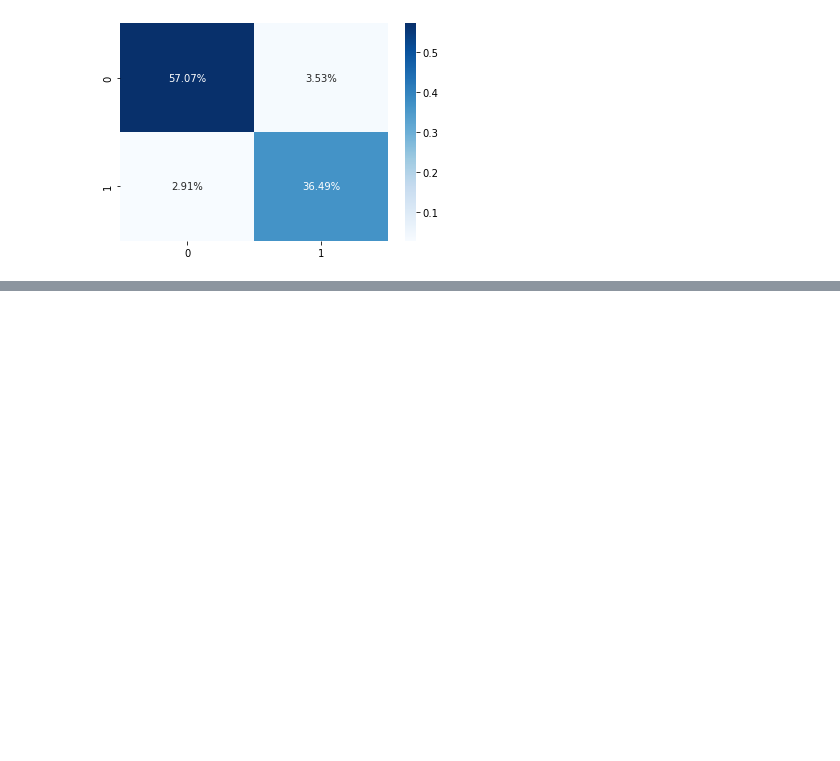
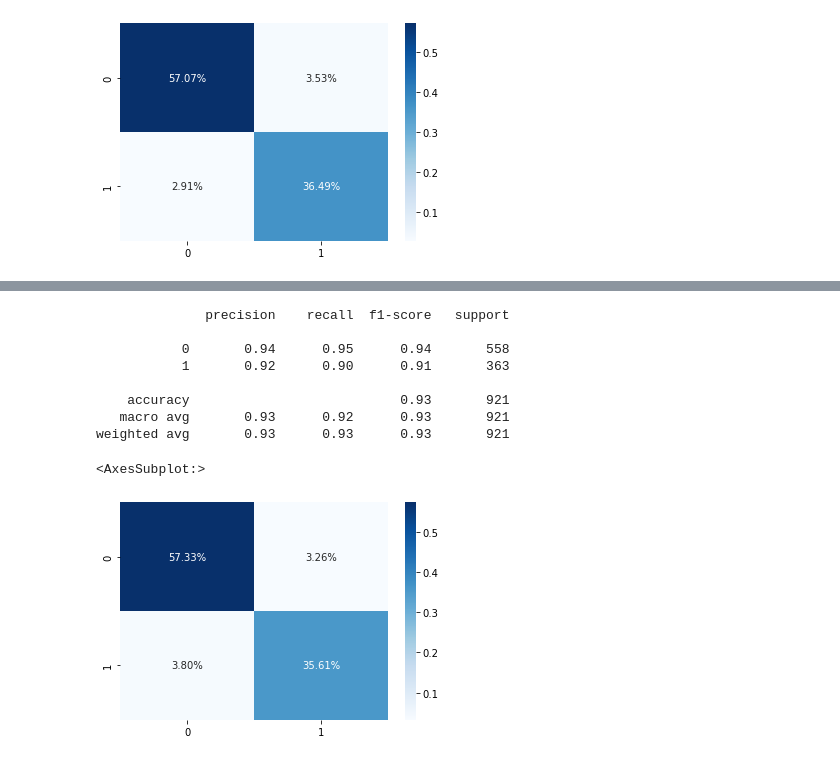
Before and after one commit to pouriaSameti/ML-Projects, a Jupyter notebook: Q3-Spambase/code/dsProject1/Logistic Regression.ipynb, the cells around one changed output, grey strips where cells are left out. Cells and saved outputs as stored; diff of their text form; code cells hidden in the pictures; blank space fills up the shorter version.

Commit message:
spambase -> Evaluation of test set for Undersampling.

```diff
--- a/Q3-Spambase/code/dsProject1/Logistic Regression.ipynb
+++ b/Q3-Spambase/code/dsProject1/Logistic Regression.ipynb
@@ -222 +213,20 @@ sns.heatmap(cm_test_ov/np.sum(cm_test_ov), annot=True,
 [figure]
+# %%
+#Evaluation of test set with LR & Undersampling
+y_test_pred_un = lr_reg_un.predict(x_test)
+
+print(classification_report(y_test, y_test_pred_un))
+
+cm_test_un = confusion_matrix(y_test, y_test_pred_un)
+sns.heatmap(cm_test_un/np.sum(cm_test_un), annot=True, fmt='.2%', cmap='Blues')
+# %% [output]
+              precision    recall  f1-score   support
+
+           0       0.94      0.95      0.94       558
+           1       0.92      0.90      0.91       363
+
+    accuracy                           0.93       921
+   macro avg       0.93      0.92      0.93       921
+weighted avg       0.93      0.93      0.93       921
+<AxesSubplot:>
+[figure, added]
```
Also changed, not shown: parts of 3 cells of this notebook.
